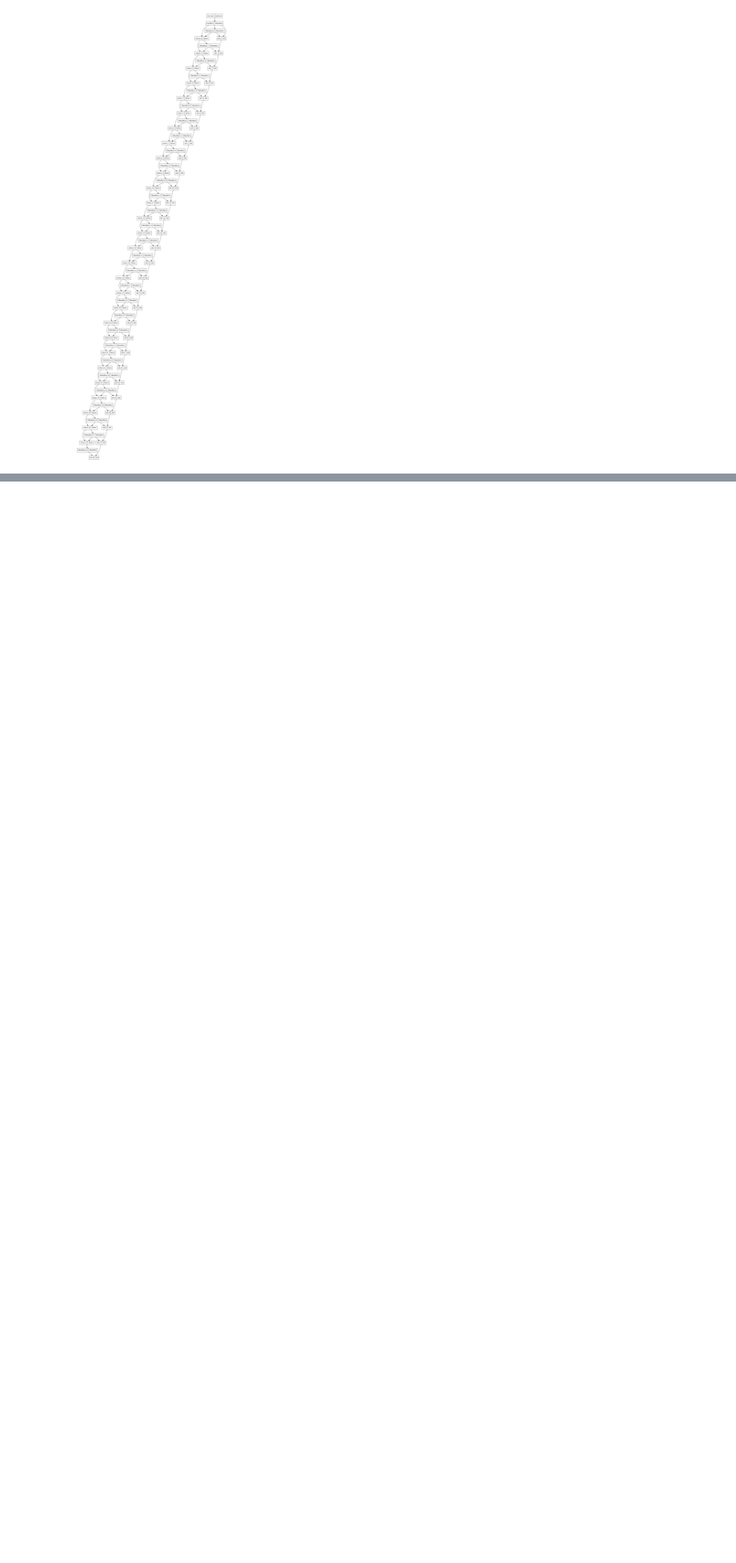
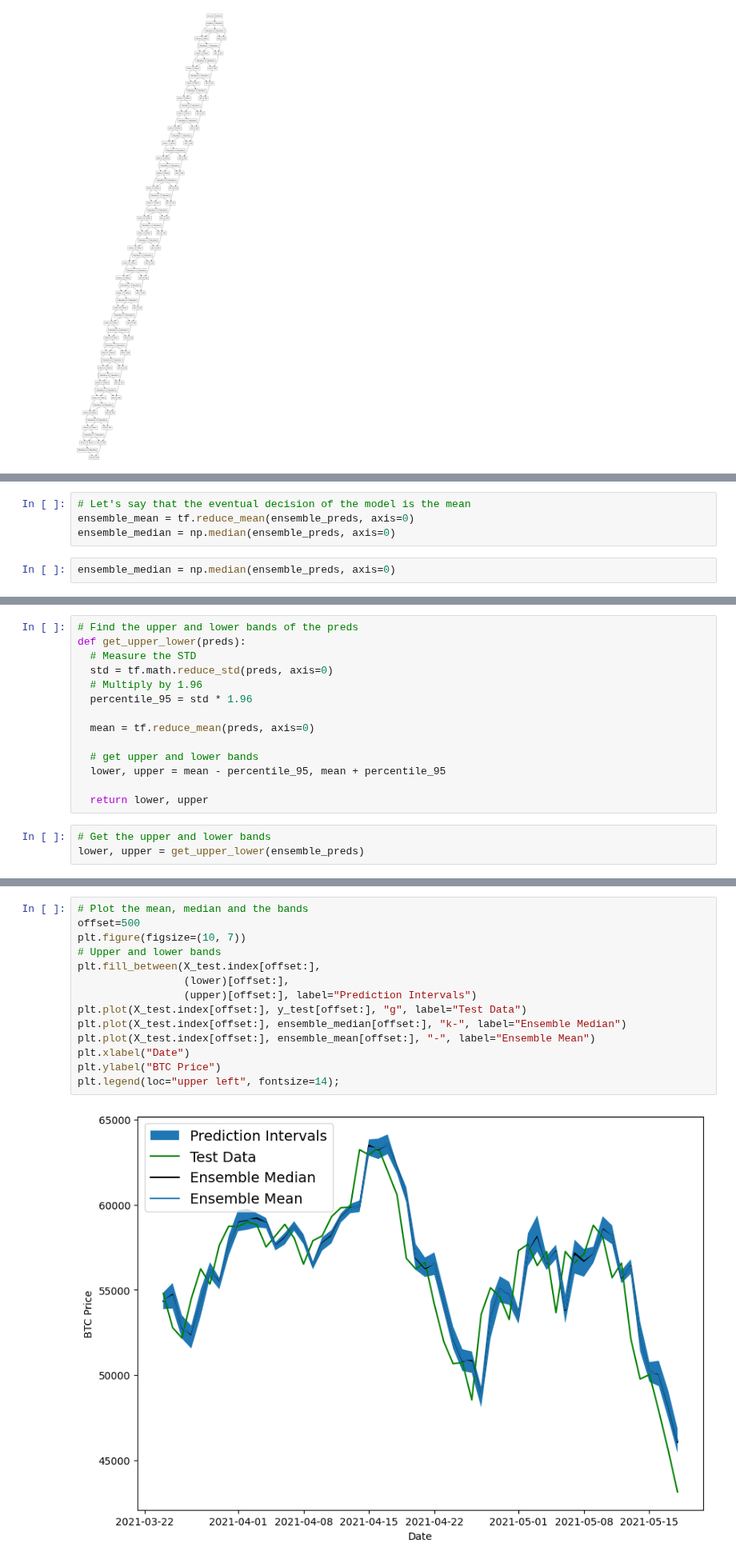
Before and after one commit to kacper-dobrow/tensorflow-course, a Jupyter notebook: 10_time_series_forecasting_with_tensorflow.ipynb, the cells around one changed output, grey strips where cells are left out. Shown at 80% size. Drawn from its saved outputs; the diff is of its cells as text; blank space fills up the shorter version.

```diff
--- a/10_time_series_forecasting_with_tensorflow.ipynb
+++ b/10_time_series_forecasting_with_tensorflow.ipynb
@@ -1294,0 +1426,6 @@ plot_model(model_7)
+# %%
+# Let's say that the eventual decision of the model is the mean
+ensemble_mean = tf.reduce_mean(ensemble_preds, axis=0)
+ensemble_median = np.median(ensemble_preds, axis=0)
+# %%
+ensemble_median = np.median(ensemble_preds, axis=0)
@@ -1294,0 +1476,17 @@ plot_model(model_7)
+# %%
+# Find the upper and lower bands of the preds
+def get_upper_lower(preds):
+  # Measure the STD
+  std = tf.math.reduce_std(preds, axis=0)
+  # Multiply by 1.96
+  percentile_95 = std * 1.96
+
+  mean = tf.reduce_mean(preds, axis=0)
+
+  # get upper and lower bands
+  lower, upper = mean - percentile_95, mean + percentile_95
+
+  return lower, upper
+# %%
+# Get the upper and lower bands
+lower, upper = get_upper_lower(ensemble_preds)
@@ -1294,0 +1495,16 @@ plot_model(model_7)
+# %%
+# Plot the mean, median and the bands
+offset=500
+plt.figure(figsize=(10, 7))
+# Upper and lower bands
+plt.fill_between(X_test.index[offset:],
+                 (lower)[offset:],
+                 (upper)[offset:], label="Prediction Intervals")
+plt.plot(X_test.index[offset:], y_test[offset:], "g", label="Test Data")
+plt.plot(X_test.index[offset:], ensemble_median[offset:], "k-", label="Ensemble Median")
+plt.plot(X_test.index[offset:], ensemble_mean[offset:], "-", label="Ensemble Mean")
+plt.xlabel("Date")
+plt.ylabel("BTC Price")
+plt.legend(loc="upper left", fontsize=14);
+# %% [output]
+[figure, added]
```
Also changed, not shown: parts of 43 cells of this notebook.
